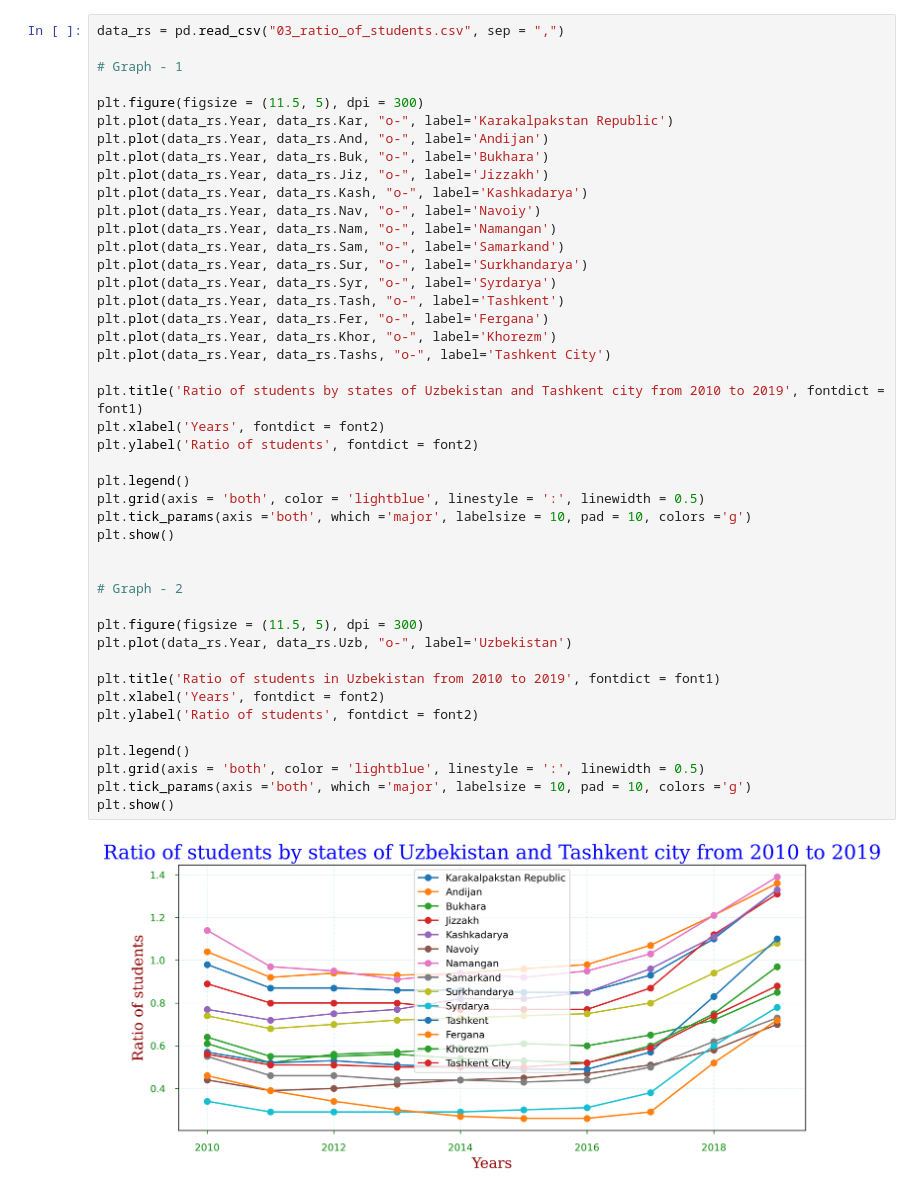
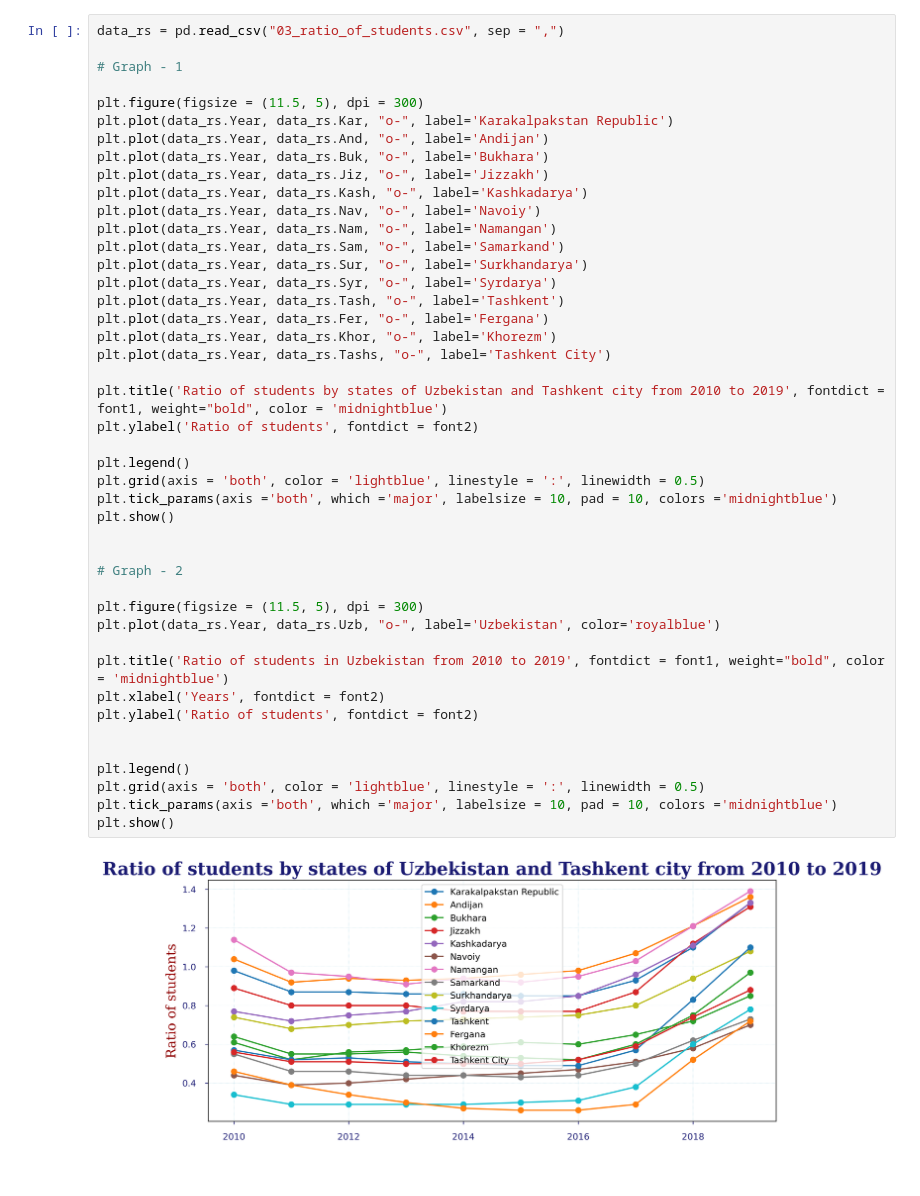
Before and after one commit to Team-5-Group-Project/Education-Statistics, a Jupyter notebook: 2 - Aysulu/03_Ratio of Students by states in Uzbekistan .ipynb, the cells around one changed output. Cells and saved outputs as stored; diff of their text form.

```diff
--- a/2 - Aysulu/03_Ratio of Students by states in Uzbekistan .ipynb
+++ b/2 - Aysulu/03_Ratio of Students by states in Uzbekistan .ipynb
@@ -23,37 +37,37 @@ plt.plot(data_rs.Year, data_rs.Buk, "o-", label='Bukhara')
 plt.plot(data_rs.Year, data_rs.Jiz, "o-", label='Jizzakh')
 plt.plot(data_rs.Year, data_rs.Kash, "o-", label='Kashkadarya')
 plt.plot(data_rs.Year, data_rs.Nav, "o-", label='Navoiy')
 plt.plot(data_rs.Year, data_rs.Nam, "o-", label='Namangan')
 plt.plot(data_rs.Year, data_rs.Sam, "o-", label='Samarkand')
 plt.plot(data_rs.Year, data_rs.Sur, "o-", label='Surkhandarya')
 plt.plot(data_rs.Year, data_rs.Syr, "o-", label='Syrdarya')
 plt.plot(data_rs.Year, data_rs.Tash, "o-", label='Tashkent')
 plt.plot(data_rs.Year, data_rs.Fer, "o-", label='Fergana')
 plt.plot(data_rs.Year, data_rs.Khor, "o-", label='Khorezm')
 plt.plot(data_rs.Year, data_rs.Tashs, "o-", label='Tashkent City')
 
-plt.title('Ratio of students by states of Uzbekistan and Tashkent city from 2010 to 2019', fontdict = font1)
-plt.xlabel('Years', fontdict = font2)
+plt.title('Ratio of students by states of Uzbekistan and Tashkent city from 2010 to 2019', fontdict = font1, weight="bold", color = 'midnightblue')
 plt.ylabel('Ratio of students', fontdict = font2)
 
 plt.legend()
 plt.grid(axis = 'both', color = 'lightblue', linestyle = ':', linewidth = 0.5)
-plt.tick_params(axis ='both', which ='major', labelsize = 10, pad = 10, colors ='g')
+plt.tick_params(axis ='both', which ='major', labelsize = 10, pad = 10, colors ='midnightblue')
 plt.show()
 
 
 # Graph - 2
 
 plt.figure(figsize = (11.5, 5), dpi = 300)
-plt.plot(data_rs.Year, data_rs.Uzb, "o-", label='Uzbekistan')
+plt.plot(data_rs.Year, data_rs.Uzb, "o-", label='Uzbekistan', color='royalblue')
 
-plt.title('Ratio of students in Uzbekistan from 2010 to 2019', fontdict = font1)
+plt.title('Ratio of students in Uzbekistan from 2010 to 2019', fontdict = font1, weight="bold", color = 'midnightblue')
 plt.xlabel('Years', fontdict = font2)
 plt.ylabel('Ratio of students', fontdict = font2)
 
+
 plt.legend()
 plt.grid(axis = 'both', color = 'lightblue', linestyle = ':', linewidth = 0.5)
-plt.tick_params(axis ='both', which ='major', labelsize = 10, pad = 10, colors ='g')
+plt.tick_params(axis ='both', which ='major', labelsize = 10, pad = 10, colors ='midnightblue')
 plt.show()
 # %% [output]
-[figure, old version]
+[figure, new version]
```
Also changed, not shown: parts of 2 cells of this notebook, 2 other files.
